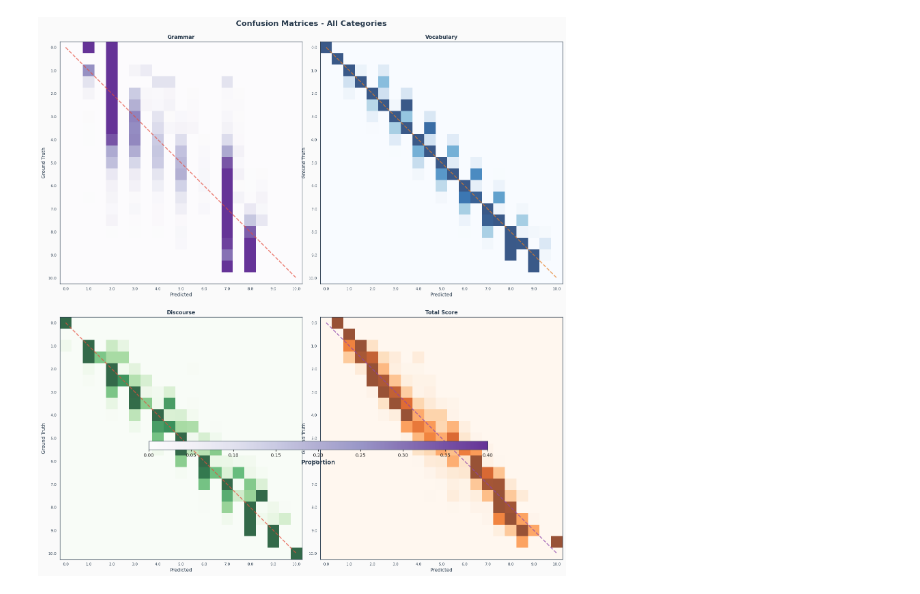
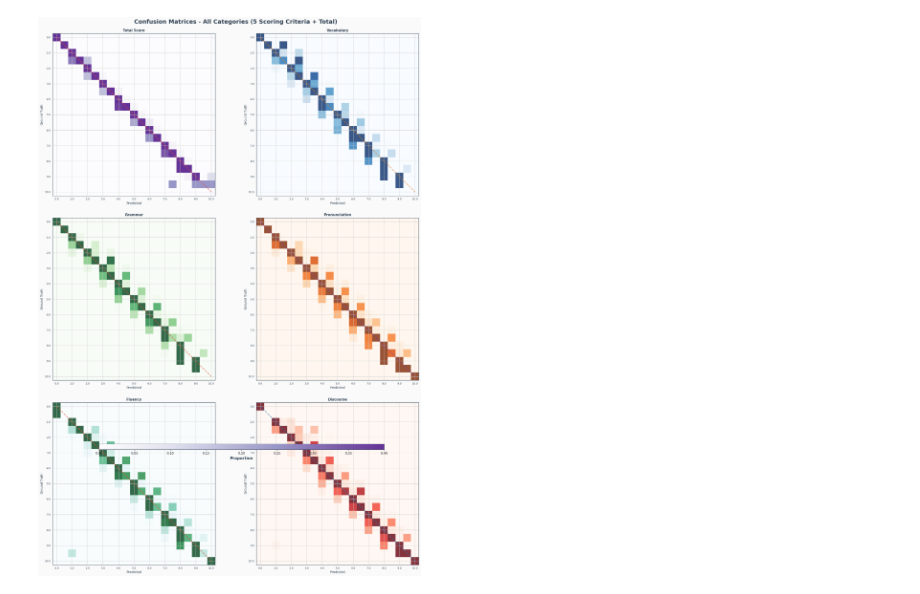
Before and after one commit to Etdihatthoc/Flamingo-2, a Jupyter notebook: audio_flamingo_2/train/Visualize.ipynb, the cells around one changed output. Saved outputs shown, nothing was run; the diff lists cells and outputs as text; code cells hidden in the pictures.

```diff
--- a/audio_flamingo_2/train/Visualize.ipynb
+++ b/audio_flamingo_2/train/Visualize.ipynb
@@ -348,22 +368,17 @@ def plot_compact_confusion_matrix(y_true, y_pred, ax, title, color_style='soft')
     cm_normalized = cm.astype('float') / cm.sum(axis=1)[:, np.newaxis]
     cm_normalized = np.nan_to_num(cm_normalized)
 
-    # Choose colormap based on style
-    if color_style == 'soft':
-        cmap = plt.cm.Purples
-        diagonal_color = '#E74C3C'
-    elif color_style == 'ocean':
-        cmap = plt.cm.Blues
-        diagonal_color = '#E67E22'
-    elif color_style == 'mint':
-        cmap = plt.cm.Greens
-        diagonal_color = '#E74C3C'
-    elif color_style == 'sunset':
-        cmap = plt.cm.Oranges
-        diagonal_color = '#8E44AD'
-    else:
-        cmap = plt.cm.Purples
-        diagonal_color = '#E74C3C'
+    # Color schemes for 5 categories
+    color_schemes = {
+        'soft': (plt.cm.Purples, '#E74C3C'),
+        'ocean': (plt.cm.Blues, '#E67E22'),
+        'mint': (plt.cm.Greens, '#E74C3C'),
+        'sunset': (plt.cm.Oranges, '#8E44AD'),
+        'forest': (plt.cm.BuGn, '#E74C3C'),
+        'rose': (plt.cm.Reds, '#2980B9')
+    }
+
+    cmap, diagonal_color = color_schemes.get(color_style, color_schemes['soft'])
 
     # Plot with reduced intensity
     im = ax.imshow(cm_normalized, interpolation='nearest', cmap=cmap,
@@ -379,51 +394,59 @@ def plot_compact_confusion_matrix(y_true, y_pred, ax, title, color_style='soft')
     ax.set_ylabel('Ground Truth', fontsize=10, color='#2C3E50')
     ax.set_xlabel('Predicted', fontsize=10, color='#2C3E50')
     ax.set_title(title, fontsize=11, fontweight='bold', color='#2C3E50')
 
     # Add diagonal line with softer color
     ax.plot([0, len(possible_scores)-1], [0, len(possible_scores)-1],
             color=diagonal_color, linewidth=2, alpha=0.7, linestyle='--')
 
     # Style spines
     for spine in ax.spines.values():
         spine.set_edgecolor('#2C3E50')
         spine.set_linewidth(1)
 
     return im
 
-# Create 2x2 subplot with softer background
-fig, axes = plt.subplots(2, 2, figsize=(16, 16), facecolor='#FAFAFA')
+# Create 3x2 subplot for all 6 categories (including Total)
+fig, axes = plt.subplots(3, 2, figsize=(20, 24), facecolor='#FAFAFA')
 fig.patch.set_facecolor('#FAFAFA')
 
-# Plot each category with different soft color styles
-im1 = plot_compact_confusion_matrix(df_clean['GT Grammar'].values,
-                                     df_clean['Pred Grammar'].values,
-                                     axes[0, 0], 'Grammar', 'soft')
+# Plot each category with different color styles
+im1 = plot_compact_confusion_matrix(df_clean['GT Total'].values,
+                                     df_clean['Pred Total'].values,
+                                     axes[0, 0], 'Total Score', 'soft')
 
-im2 = plot_compact_confusion_matrix(df_clean['GT Vocab'].values,
-                                     df_clean['Pred Vocab'].values,
+im2 = plot_compact_confusion_matrix(df_clean['GT Vocabulary'].values,
+                                     df_clean['Pred Vocabulary'].values,
                                      axes[0, 1], 'Vocabulary', 'ocean')
 
-im3 = plot_compact_confusion_matrix(df_clean['GT Discourse'].values,
+im3 = plot_compact_confusion_matrix(df_clean['GT Grammar'].values,
+                                     df_clean['Pred Grammar'].values,
+                                     axes[1, 0], 'Grammar', 'mint')
+
+im4 = plot_compact_confusion_matrix(df_clean['GT Pronunciation'].values,
+                                     df_clean['Pred Pronunciation'].values,
+                                     axes[1, 1], 'Pronunciation', 'sunset')
+
+im5 = plot_compact_confusion_matrix(df_clean['GT Fluency'].values,
+                                     df_clean['Pred Fluency'].values,
+                                     axes[2, 0], 'Fluency', 'forest')
+
+im6 = plot_compact_confusion_matrix(df_clean['GT Discourse'].values,
                                      df_clean['Pred Discourse'].values,
-                                     axes[1, 0], 'Discourse', 'mint')
-
-im4 = plot_compact_confusion_matrix(df_clean['GT Total'].values,
-                                     df_clean['Pred Total'].values,
-                                     axes[1, 1], 'Total Score', 'sunset')
+                                     axes[2, 1], 'Discourse', 'rose')
 
 # Add colorbar with better styling
 cbar = fig.colorbar(im1, ax=axes, orientation='horizontal',
-                    pad=0.05, aspect=40, shrink=0.8)
+                    pad=0.05, aspect=50, shrink=0.8)
 cbar.set_label('Proportion', fontsize=12, color='#2C3E50', fontweight='bold')
 cbar.outline.set_edgecolor('#2C3E50')
 
-plt.suptitle('Confusion Matrices - All Categories',
-             fontsize=16, fontweight='bold', y=0.995, color='#2C3E50')
+plt.suptitle('Confusion Matrices - All Categories (5 Scoring Criteria + Total)',
+             fontsize=18, fontweight='bold', y=0.995, color='#2C3E50')
 plt.tight_layout()
 plt.show()
 # %% [output]
-[figure, old version]
+[figure, new version]
 # %%
 def detailed_error_analysis(gt_col, pred_col, category_name):
     """Create detailed error analysis for a category."""
```
Also changed, not shown: parts of 9 cells of this notebook, 40 other files.
